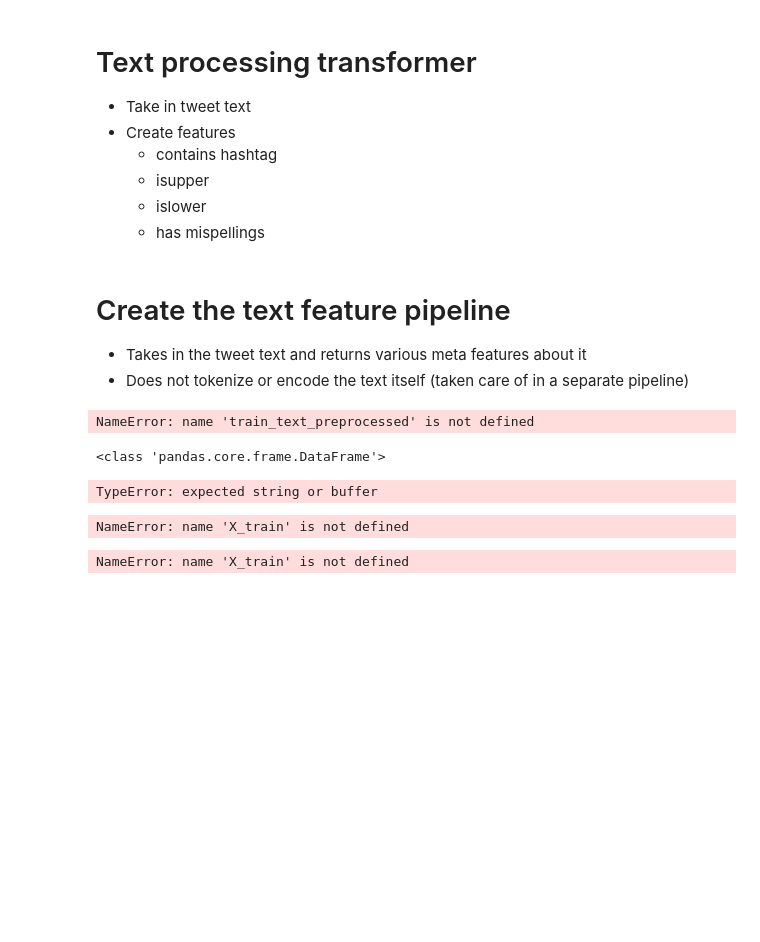
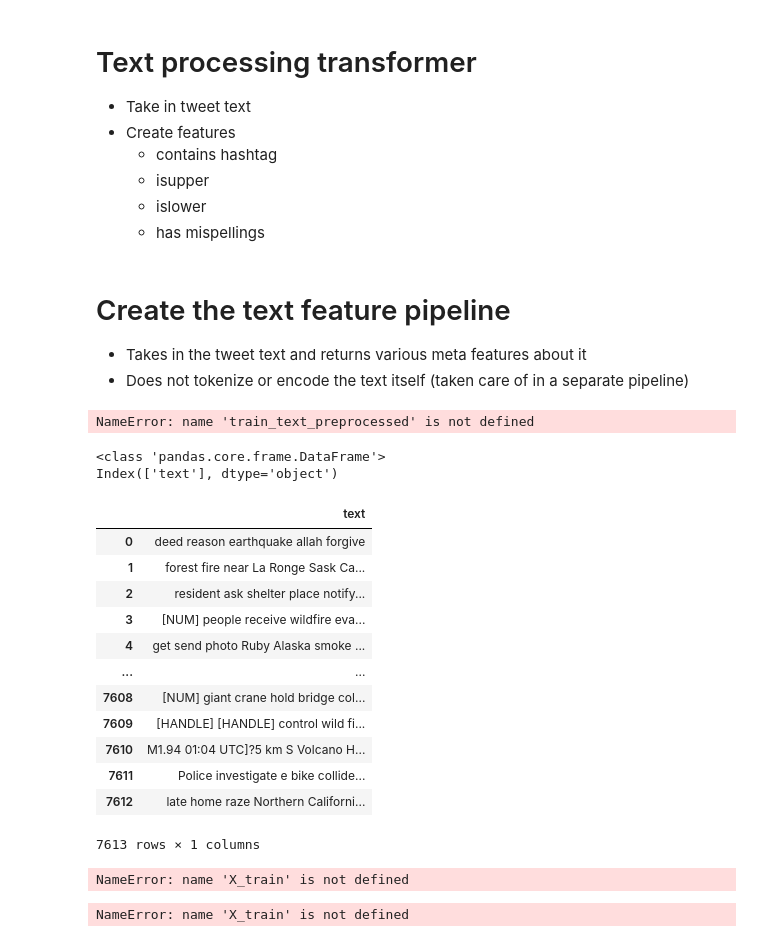
Before and after one commit to bruinAlex/disaster_tweet_kaggle, a Jupyter notebook: feature_union.ipynb, the cells around one changed output. Drawn from its saved outputs; the diff is of its cells as text; code cells hidden in the pictures; blank space fills up the shorter version.

```diff
--- a/feature_union.ipynb
+++ b/feature_union.ipynb
@@ -760,7 +760,7 @@ NameError: name 'train_text_preprocessed' is not defined
 # %%
 class TextPreprocessor(BaseEstimator, TransformerMixin):
     """
-    Takes in a pandas series of strings, and returns the same.
+    Takes in a pandas dataframe of strings, and returns the same.
     """
     def __init__(self, expand_contractions=True, strip_url=True, strip_emails=True, strip_stopwords=True, strip_punct_flag=True, tag_numbers=True, lemmatize=True):
         self.expand_contractions_flag = expand_contractions
@@ -832,7 +832,7 @@ class TextPreprocessor(BaseEstimator, TransformerMixin):
 
 
     def transform(self, raw_documents):
-        X = raw_documents.copy()
+        X = raw_documents.copy()['text']
 
         if self.expand_contractions_flag:
             # Expand contractions in text
@@ -841,11 +841,11 @@ class TextPreprocessor(BaseEstimator, TransformerMixin):
         # All the remaining preprocessing
         X = X.apply(self.spacy_token_preprocessing)
 
-        return X
+        return pd.DataFrame(X)
 
 
     def fit_transform(self, raw_documents, y=None):
-        X = raw_documents.copy()
+        X = raw_documents.copy()['text']
 
         if self.expand_contractions_flag:
             # Expand contractions in text
@@ -854,16 +854,34 @@ class TextPreprocessor(BaseEstimator, TransformerMixin):
         # All the remaining preprocessing
         X = X.apply(self.spacy_token_preprocessing)
 
-        return X
+        return pd.DataFrame(X)
 # %%
+%%time
 fs = FeatureSelector(['text'])
 fs_transformed = fs.fit_transform(X_train)
 print(type(fs_transformed))
+print(fs_transformed.columns)
 text_processor_pipe = TextPreprocessor()
 transformed = text_processor_pipe.fit_transform(fs_transformed)
 # %% [output]
 <class 'pandas.core.frame.DataFrame'>
+Index(['text'], dtype='object')
-TypeError: expected string or buffer
+# %%
+pd.DataFrame(transformed)
+# %% [output]
+|  | text |
+| 0 | deed reason earthquake allah forgive |
+| 1 | forest fire near La Ronge Sask Ca... |
+| 2 | resident ask shelter place notify... |
+| 3 | [NUM] people receive wildfire eva... |
+| 4 | get send photo Ruby Alaska smoke ... |
+| ... | ... |
+| 7608 | [NUM] giant crane hold bridge col... |
+| 7609 | [HANDLE] [HANDLE] control wild fi... |
+| 7610 | M1.94 01:04 UTC]?5 km S Volcano H... |
+| 7611 | Police investigate e bike collide... |
+| 7612 | late home raze Northern Californi... |
+7613 rows × 1 columns
 # %%
 # X_train.loc[15:20, 'text']
 X_train.loc[180:190, 'text']
```
Also changed, not shown: parts of 6 cells of this notebook, 6 other files.
